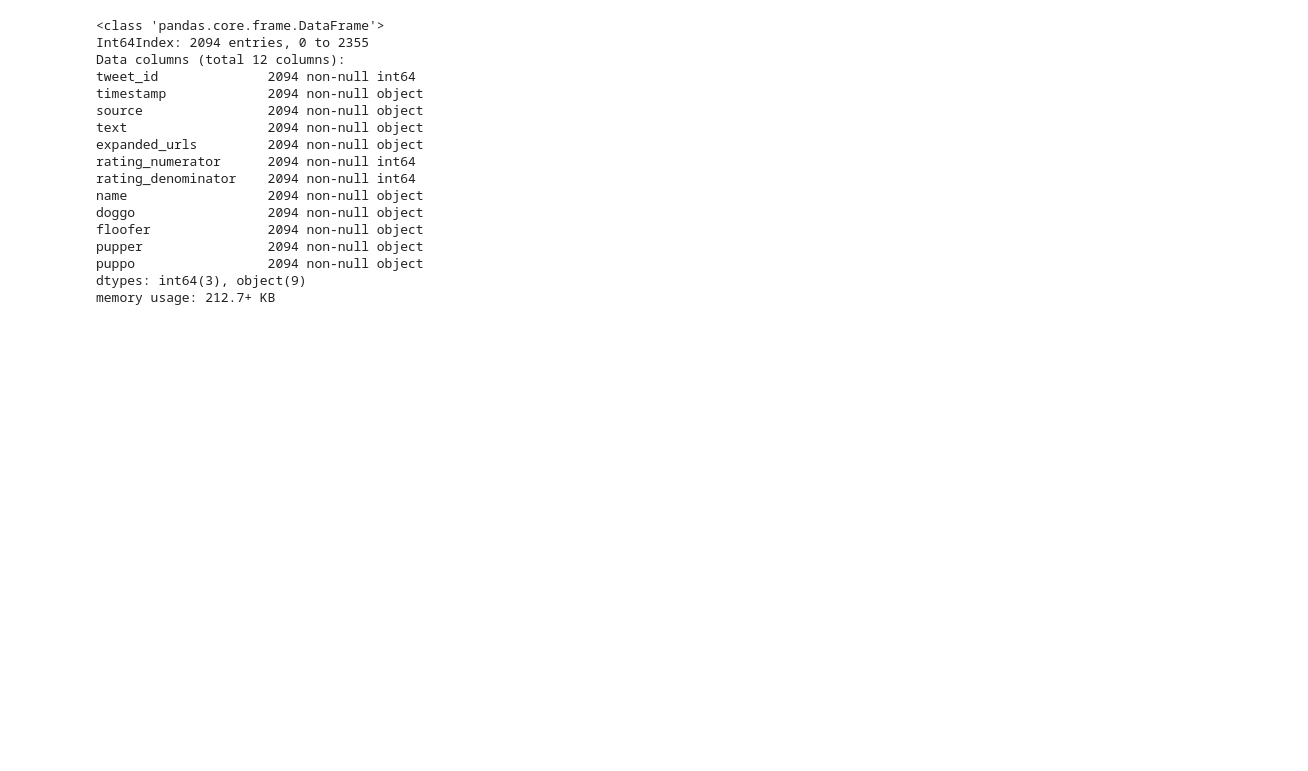
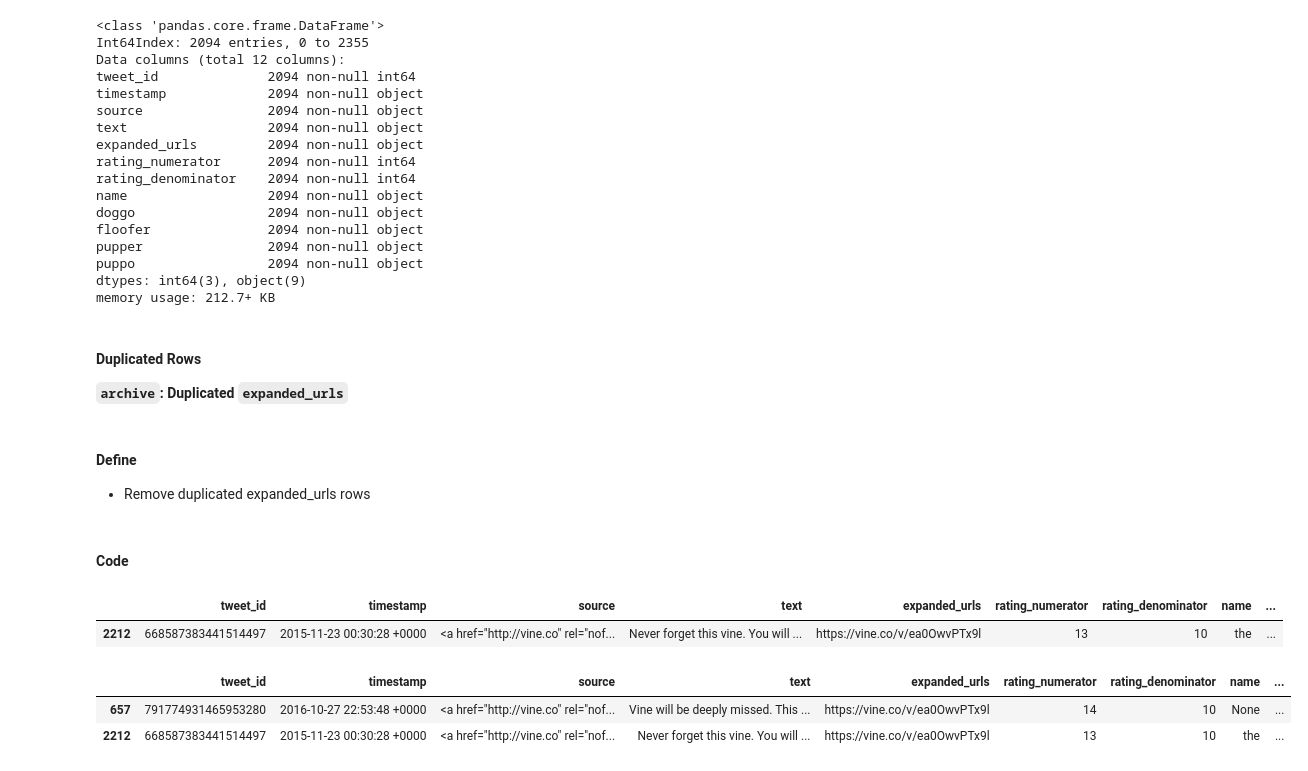
Before and after one commit to iRaied/Wrangling-WeRateDogs, a Jupyter notebook: Wrangling_WeRateDogs.ipynb, the cells around one changed output. Saved outputs shown, nothing was run; the diff lists cells and outputs as text; code cells hidden in the pictures; blank space fills up the shorter version.

Commit message:
clean duplicated rows

```diff
--- a/Wrangling_WeRateDogs.ipynb
+++ b/Wrangling_WeRateDogs.ipynb
@@ -773,3 +787,24 @@ pupper                2094 non-null object
 puppo                 2094 non-null object
 dtypes: int64(3), object(9)
 memory usage: 212.7+ KB
+# %% [markdown]
+#### Duplicated Rows
+**`archive`: Duplicated `expanded_urls`**
+# %% [markdown]
+#### Define
+* Remove duplicated expanded_urls rows
+# %% [markdown]
+#### Code
+# %%
+# Display the duplicated rows
+archive_copy[archive_copy.expanded_urls.duplicated()]
+# %% [output]
+|  | tweet_id | timestamp | source | text | expanded_urls | rating_numerator | rating_denominator | name | ... |
+| 2212 | 668587383441514497 | 2015-11-23 00:30:28 +0000 | <a href="http://vine.co" rel="nof... | Never forget this vine. You will ... | https://vine.co/v/ea0OwvPTx9l | 13 | 10 | the | ... |
+# %%
+# Get the indexes
+archive_copy.query('expanded_urls == "https://vine.co/v/ea0OwvPTx9l"')
+# %% [output]
+|  | tweet_id | timestamp | source | text | expanded_urls | rating_numerator | rating_denominator | name | ... |
+| 657 | 791774931465953280 | 2016-10-27 22:53:48 +0000 | <a href="http://vine.co" rel="nof... | Vine will be deeply missed. This ... | https://vine.co/v/ea0OwvPTx9l | 14 | 10 | None | ... |
+| 2212 | 668587383441514497 | 2015-11-23 00:30:28 +0000 | <a href="http://vine.co" rel="nof... | Never forget this vine. You will ... | https://vine.co/v/ea0OwvPTx9l | 13 | 10 | the | ... |
```
Also changed, not shown: parts of 21 cells of this notebook.
